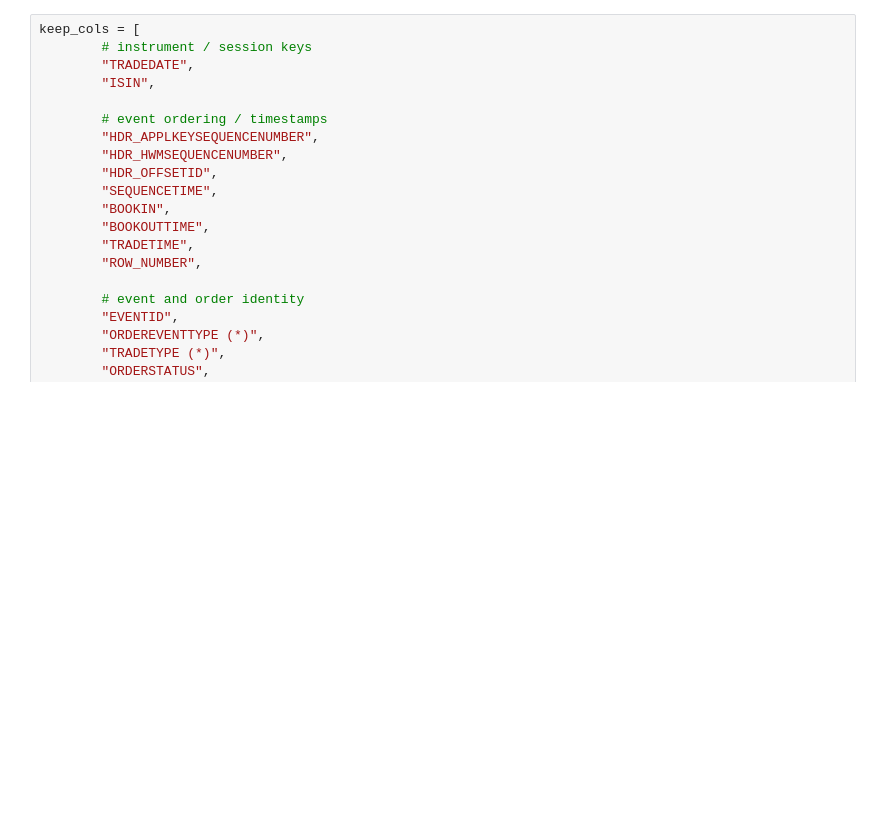
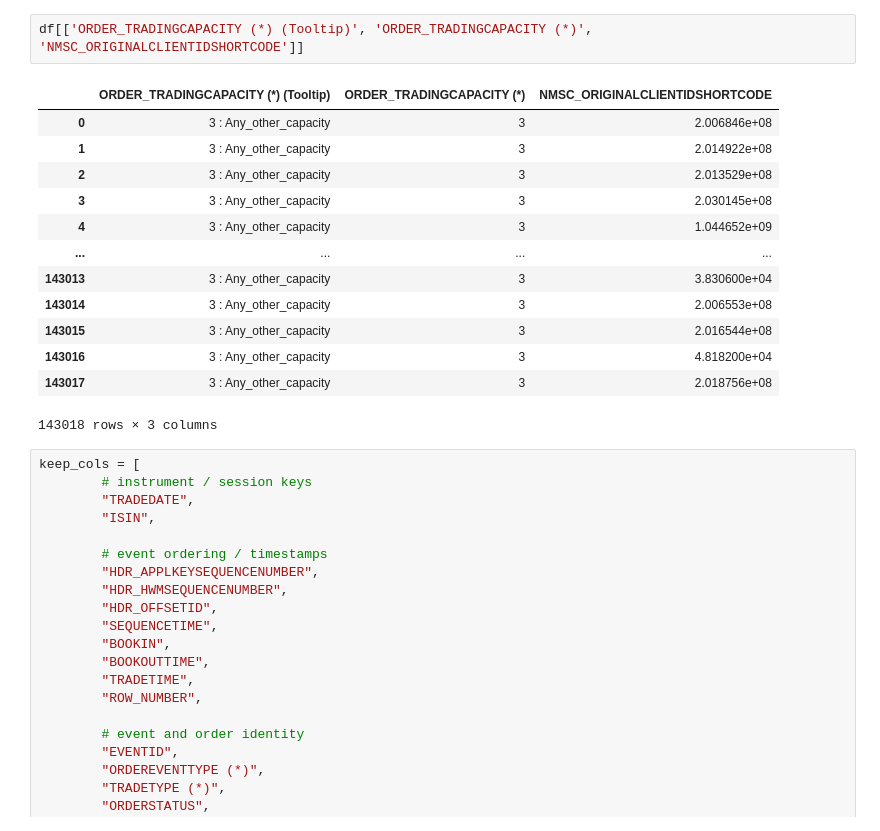
Before and after one commit to DanieleMDiNosse/spoofing_vs_mm, a Jupyter notebook: notebooks/explorer.ipynb, the cells around one changed output. Saved outputs shown, nothing was run; the diff lists cells and outputs as text; blank space fills up the shorter version.

```diff
--- a/notebooks/explorer.ipynb
+++ b/notebooks/explorer.ipynb
@@ -45,3 +44,19 @@ df.columns
+# %%
+df[['ORDER_TRADINGCAPACITY (*) (Tooltip)', 'ORDER_TRADINGCAPACITY (*)', 'NMSC_ORIGINALCLIENTIDSHORTCODE']]
+# %% [output]
+|  | ORDER_TRADINGCAPACITY (*) (Tooltip) | ORDER_TRADINGCAPACITY (*) | NMSC_ORIGINALCLIENTIDSHORTCODE |
+| 0 | 3 : Any_other_capacity | 3 | 2.006846e+08 |
+| 1 | 3 : Any_other_capacity | 3 | 2.014922e+08 |
+| 2 | 3 : Any_other_capacity | 3 | 2.013529e+08 |
+| 3 | 3 : Any_other_capacity | 3 | 2.030145e+08 |
+| 4 | 3 : Any_other_capacity | 3 | 1.044652e+09 |
+| ... | ... | ... | ... |
+| 143013 | 3 : Any_other_capacity | 3 | 3.830600e+04 |
+| 143014 | 3 : Any_other_capacity | 3 | 2.006553e+08 |
+| 143015 | 3 : Any_other_capacity | 3 | 2.016544e+08 |
+| 143016 | 3 : Any_other_capacity | 3 | 4.818200e+04 |
+| 143017 | 3 : Any_other_capacity | 3 | 2.018756e+08 |
+143018 rows × 3 columns
 # %%
 keep_cols = [
         # instrument / session keys
```
Also changed, not shown: parts of 4 cells of this notebook, 43 other files.
